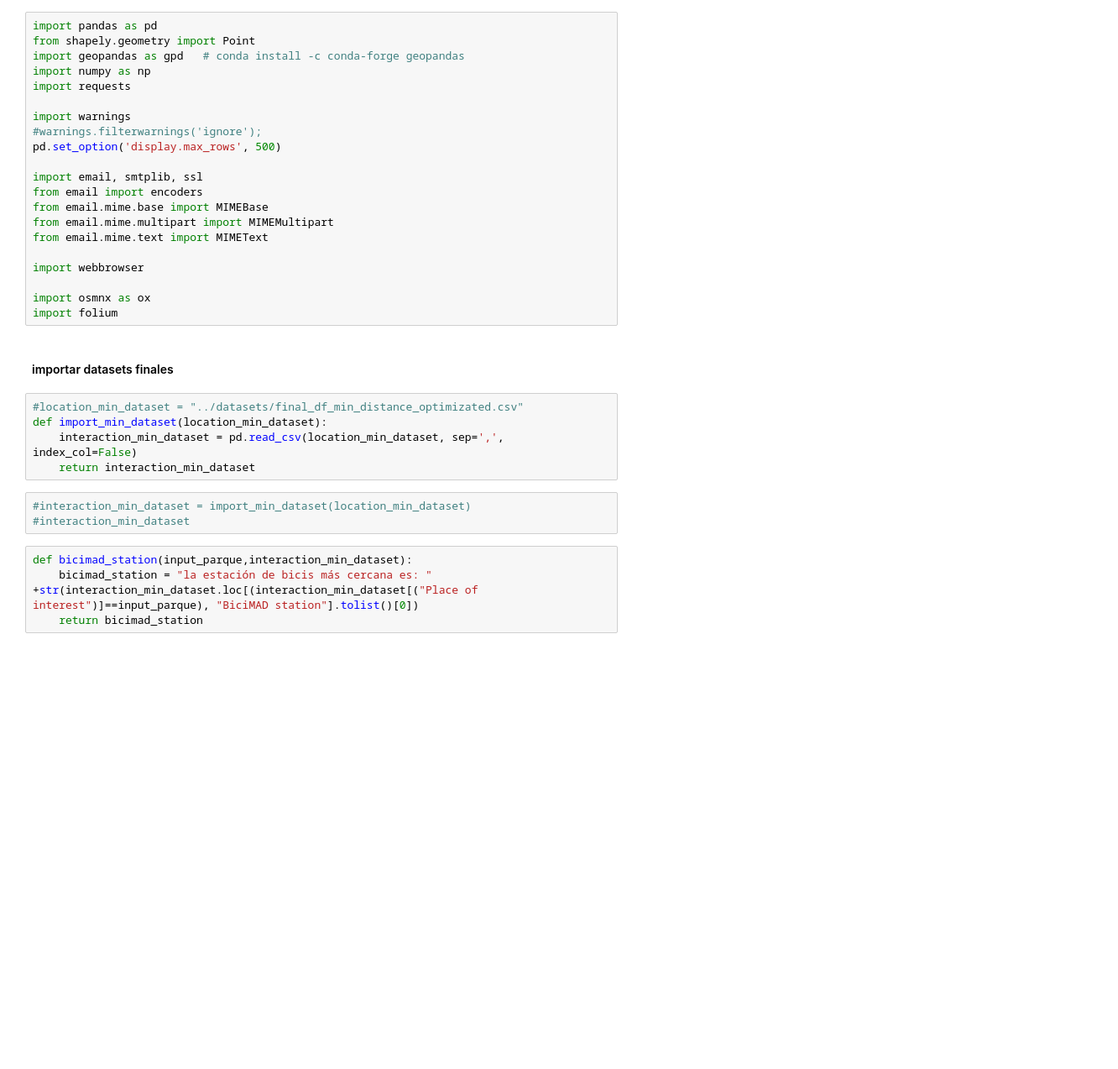
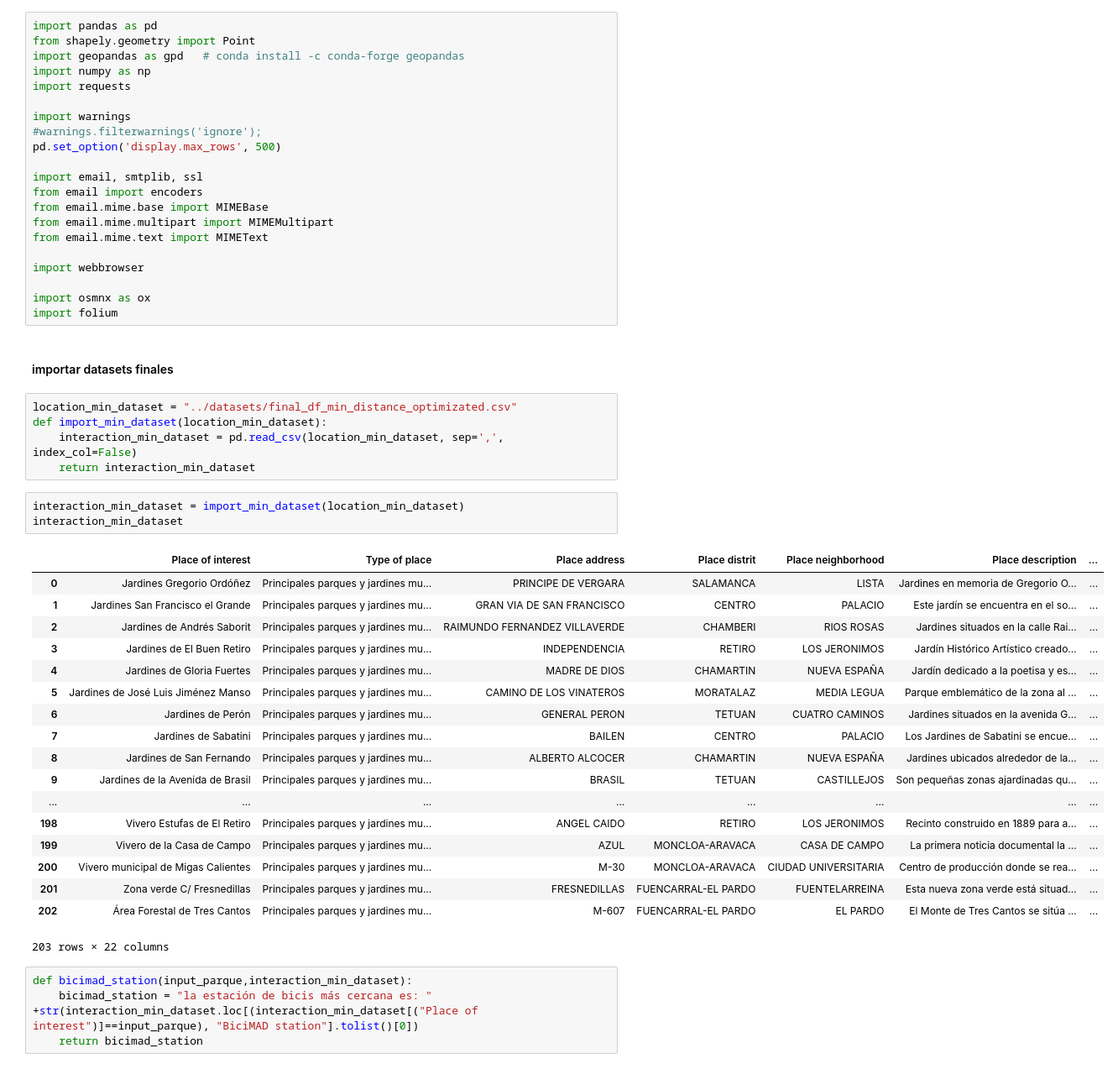
Before and after one commit to alvaro-saez/ironhack_proyecto1_bicimad_parques, a Jupyter notebook: p_reporting/p_reporting.ipynb, the cells around one changed output. Shown: that part at 84% size. Drawn from its saved outputs; the diff is of its cells as text; blank space fills up the shorter version.

```diff
--- a/p_reporting/p_reporting.ipynb
+++ b/p_reporting/p_reporting.ipynb
@@ -22,13 +22,32 @@ import folium
 # %% [markdown]
 #### importar datasets finales
 # %%
-#location_min_dataset = "../datasets/final_df_min_distance_optimizated.csv"
+location_min_dataset = "../datasets/final_df_min_distance_optimizated.csv"
 def import_min_dataset(location_min_dataset):
     interaction_min_dataset = pd.read_csv(location_min_dataset, sep=',', index_col=False)
     return interaction_min_dataset
 # %%
-#interaction_min_dataset = import_min_dataset(location_min_dataset)
-#interaction_min_dataset
+interaction_min_dataset = import_min_dataset(location_min_dataset)
+interaction_min_dataset
+# %% [output]
+|  | Place of interest | Type of place | Place address | Place distrit | Place neighborhood | Place description | ... |
+| 0 | Jardines Gregorio Ordóñez | Principales parques y jardines mu... | PRINCIPE DE VERGARA | SALAMANCA | LISTA | Jardines en memoria de Gregorio O... | ... |
+| 1 | Jardines San Francisco el Grande | Principales parques y jardines mu... | GRAN VIA DE SAN FRANCISCO | CENTRO | PALACIO | Este jardín se encuentra en el so... | ... |
+| 2 | Jardines de Andrés Saborit | Principales parques y jardines mu... | RAIMUNDO FERNANDEZ VILLAVERDE | CHAMBERI | RIOS ROSAS | Jardines situados en la calle Rai... | ... |
+| 3 | Jardines de El Buen Retiro | Principales parques y jardines mu... | INDEPENDENCIA | RETIRO | LOS JERONIMOS | Jardín Histórico Artístico creado... | ... |
+| 4 | Jardines de Gloria Fuertes | Principales parques y jardines mu... | MADRE DE DIOS | CHAMARTIN | NUEVA ESPAÑA | Jardín dedicado a la poetisa y es... | ... |
+| 5 | Jardines de José Luis Jiménez Manso | Principales parques y jardines mu... | CAMINO DE LOS VINATEROS | MORATALAZ | MEDIA LEGUA | Parque emblemático de la zona al ... | ... |
+| 6 | Jardines de Perón | Principales parques y jardines mu... | GENERAL PERON | TETUAN | CUATRO CAMINOS | Jardines situados en la avenida G... | ... |
+| 7 | Jardines de Sabatini | Principales parques y jardines mu... | BAILEN | CENTRO | PALACIO | Los Jardines de Sabatini se encue... | ... |
+| 8 | Jardines de San Fernando | Principales parques y jardines mu... | ALBERTO ALCOCER | CHAMARTIN | NUEVA ESPAÑA | Jardines ubicados alrededor de la... | ... |
+| 9 | Jardines de la Avenida de Brasil | Principales parques y jardines mu... | BRASIL | TETUAN | CASTILLEJOS | Son pequeñas zonas ajardinadas qu... | ... |
+| ... | ... | ... | ... | ... | ... | ... | ... |
+| 198 | Vivero Estufas de El Retiro | Principales parques y jardines mu... | ANGEL CAIDO | RETIRO | LOS JERONIMOS | Recinto construido en 1889 para a... | ... |
+| 199 | Vivero de la Casa de Campo | Principales parques y jardines mu... | AZUL | MONCLOA-ARAVACA | CASA DE CAMPO | La primera noticia documental la ... | ... |
+| 200 | Vivero municipal de Migas Calientes | Principales parques y jardines mu... | M-30 | MONCLOA-ARAVACA | CIUDAD UNIVERSITARIA | Centro de producción donde se rea... | ... |
+| 201 | Zona verde C/ Fresnedillas | Principales parques y jardines mu... | FRESNEDILLAS | FUENCARRAL-EL PARDO | FUENTELARREINA | Esta nueva zona verde está situad... | ... |
+| 202 | Área Forestal de Tres Cantos | Principales parques y jardines mu... | M-607 | FUENCARRAL-EL PARDO | EL PARDO | El Monte de Tres Cantos se sitúa ... | ... |
+203 rows × 22 columns
 # %%
 def bicimad_station(input_parque,interaction_min_dataset):
     bicimad_station = "la estación de bicis más cercana es: " +str(interaction_min_dataset.loc[(interaction_min_dataset[("Place of interest")]==input_parque), "BiciMAD station"].tolist()[0])
```
Also changed, not shown: parts of 3 cells of this notebook, 4 other files.
